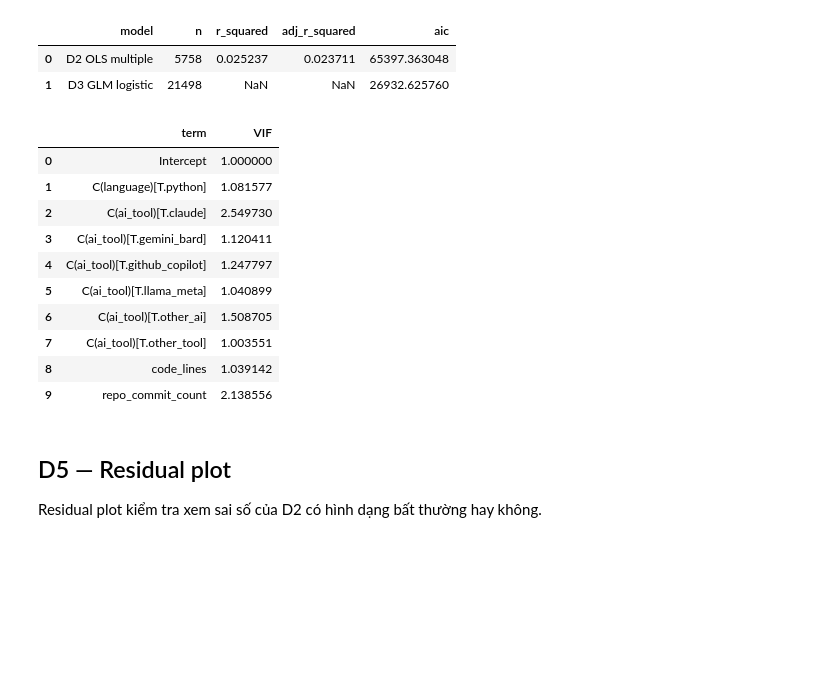
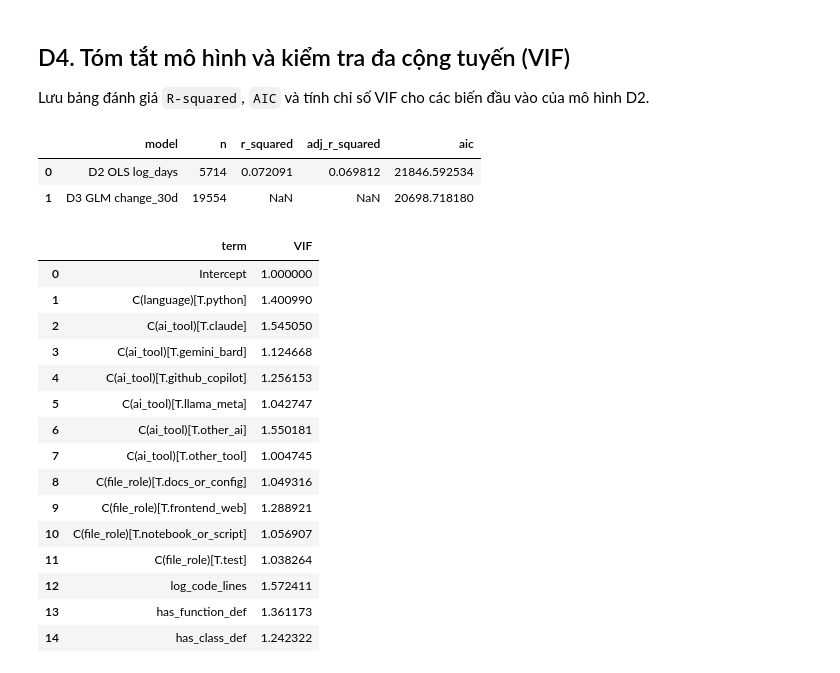
Before and after one commit to qtungnui07/Rise-in-AI-commits, a Jupyter notebook: notebooks/06_regression_analysis.ipynb, the cells around one changed output. Drawn from its saved outputs; the diff is of its cells as text; code cells hidden in the pictures; blank space fills up the shorter version.

```diff
--- a/notebooks/06_regression_analysis.ipynb
+++ b/notebooks/06_regression_analysis.ipynb
@@ -45,9 +52,26 @@ Chỉ dùng khối có khoảng thời gian > 0. `commit_date` là cận trên c
 # %%
-d2_cols = ['days_to_modification','code_lines','repo_commit_count','language','ai_tool','repo']
+d2_cols = ["log_days", "log_code_lines", "language", "ai_tool", "file_role", "has_function_def", "has_class_def", "repo"]
 d2 = df[d2_cols].dropna().copy()
-d2_model = smf.ols('days_to_modification ~ code_lines + repo_commit_count + C(language) + C(ai_tool)', data=d2).fit(**cluster(d2))
+
+d2_formula = "log_days ~ log_code_lines + C(language) + C(ai_tool) + C(file_role) + has_function_def + has_class_def"
+d2_model = smf.ols(d2_formula, data=d2).fit(**cluster_kw(d2))
 print(d2_model.summary())
-d2_result = pd.DataFrame({'term': d2_model.params.index, 'coef': d2_model.params.values, 'p_value': d2_model.pvalues.values, 'ci_lower': d2_model.conf_int()[0].values, 'ci_upper': d2_model.conf_int()[1].values})
-d2_result.to_csv(REPORT_DIR / 'regression_d2_multiple.csv', index=False)
-plt.figure(figsize=(9, max(5, len(d2_result)*.25))); coef = d2_result[d2_result.term != 'Intercept'].sort_values('coef'); plt.errorbar(coef.coef, range(len(coef)), xerr=[coef.coef-coef.ci_lower, coef.ci_upper-coef.coef], fmt='o'); plt.yticks(range(len(coef)), coef.term); plt.axvline(0,color='black',lw=1); plt.title('D2: coefficient plot'); plt.xlabel('Hệ số (95% CI)'); savefig('D2_coefficient_plot.png')
+
+d2_result = pd.DataFrame({
+    "term": d2_model.params.index,
+    "coef": d2_model.params.values,
+    "p_value": d2_model.pvalues.values,
+    "ci_lower": d2_model.conf_int()[0].values,
+    "ci_upper": d2_model.conf_int()[1].values,
+})
+d2_result.to_csv(REPORT_DIR / "regression_d2_multiple.csv", index=False)
+
+plt.figure(figsize=(9, max(5, len(d2_result) * 0.28)))
+coef = d2_result[d2_result["term"] != "Intercept"].sort_values("coef")
+plt.errorbar(coef["coef"], range(len(coef)), xerr=[coef["coef"] - coef["ci_lower"], coef["ci_upper"] - coef["coef"]], fmt="o")
+plt.yticks(range(len(coef)), coef["term"])
+plt.axvline(0, color="black", lw=1)
+plt.title("D2: He so hoi quy tren log1p(days_to_modification)")
+plt.xlabel("He so (95% CI)")
+savefig("D2_coefficient_plot.png")
 # %% [output]
@@ -102,27 +185,36 @@ year                            -0.1934      0.039     -4.992      0.000      -0
+# %% [markdown]
+## D4. Tóm tắt mô hình và kiểm tra đa cộng tuyến (VIF)
+
+Lưu bảng đánh giá `R-squared`, `AIC` và tính chỉ số VIF cho các biến đầu vào của mô hình D2.
 # %%
 model_summary = pd.DataFrame([
-    {'model':'D2 OLS multiple', 'n':int(d2_model.nobs), 'r_squared':d2_model.rsquared, 'adj_r_squared':d2_model.rsquared_adj, 'aic':d2_model.aic},
-    {'model':'D3 GLM logistic', 'n':int(d3_model.nobs), 'r_squared':np.nan, 'adj_r_squared':np.nan, 'aic':d3_model.aic}
+    {"model": "D2 OLS log_days", "n": int(d2_model.nobs), "r_squared": d2_model.rsquared, "adj_r_squared": d2_model.rsquared_adj, "aic": d2_model.aic},
+    {"model": "D3 GLM change_30d", "n": int(d3_model.nobs), "r_squared": np.nan, "adj_r_squared": np.nan, "aic": d3_model.aic},
 ])
-display(model_summary); model_summary.to_csv(REPORT_DIR / 'regression_model_summary.csv', index=False)
-_, X = dmatrices('days_to_modification ~ code_lines + repo_commit_count + C(language) + C(ai_tool)', data=d2, return_type='dataframe')
-vif = pd.DataFrame({'term': X.columns, 'VIF': [variance_inflation_factor(X.values, i) for i in range(X.shape[1])]})
-display(vif); vif.to_csv(REPORT_DIR / 'regression_d2_vif.csv', index=False)
+display(model_summary)
+model_summary.to_csv(REPORT_DIR / "regression_model_summary.csv", index=False)
+
+_, X = dmatrices(d2_formula, data=d2, return_type="dataframe")
+vif = pd.DataFrame({"term": X.columns, "VIF": [variance_inflation_factor(X.values, i) for i in range(X.shape[1])]})
+display(vif)
+vif.to_csv(REPORT_DIR / "regression_d2_vif.csv", index=False)
 # %% [output]
 |  | model | n | r_squared | adj_r_squared | aic |
-| 0 | D2 OLS multiple | 5758 | 0.025237 | 0.023711 | 65397.363048 |
-| 1 | D3 GLM logistic | 21498 | NaN | NaN | 26932.625760 |
+| 0 | D2 OLS log_days | 5714 | 0.072091 | 0.069812 | 21846.592534 |
+| 1 | D3 GLM change_30d | 19554 | NaN | NaN | 20698.718180 |
 |  | term | VIF |
 | 0 | Intercept | 1.000000 |
-| 1 | C(language)[T.python] | 1.081577 |
-| 2 | C(ai_tool)[T.claude] | 2.549730 |
-| 3 | C(ai_tool)[T.gemini_bard] | 1.120411 |
-| 4 | C(ai_tool)[T.github_copilot] | 1.247797 |
-| 5 | C(ai_tool)[T.llama_meta] | 1.040899 |
-| 6 | C(ai_tool)[T.other_ai] | 1.508705 |
-| 7 | C(ai_tool)[T.other_tool] | 1.003551 |
-| 8 | code_lines | 1.039142 |
-| 9 | repo_commit_count | 2.138556 |
+| 1 | C(language)[T.python] | 1.400990 |
+| 2 | C(ai_tool)[T.claude] | 1.545050 |
+| 3 | C(ai_tool)[T.gemini_bard] | 1.124668 |
+| 4 | C(ai_tool)[T.github_copilot] | 1.256153 |
+| 5 | C(ai_tool)[T.llama_meta] | 1.042747 |
+| 6 | C(ai_tool)[T.other_ai] | 1.550181 |
+| 7 | C(ai_tool)[T.other_tool] | 1.004745 |
+| 8 | C(file_role)[T.docs_or_config] | 1.049316 |
+| 9 | C(file_role)[T.frontend_web] | 1.288921 |
+| 10 | C(file_role)[T.notebook_or_script] | 1.056907 |
+| 11 | C(file_role)[T.test] | 1.038264 |
+| 12 | log_code_lines | 1.572411 |
+| 13 | has_function_def | 1.361173 |
+| 14 | has_class_def | 1.242322 |
-# %% [markdown]
-## D5 — Residual plot
-Residual plot kiểm tra xem sai số của D2 có hình dạng bất thường hay không.
```
Also changed, not shown: parts of 15 cells of this notebook, 51 other files.
